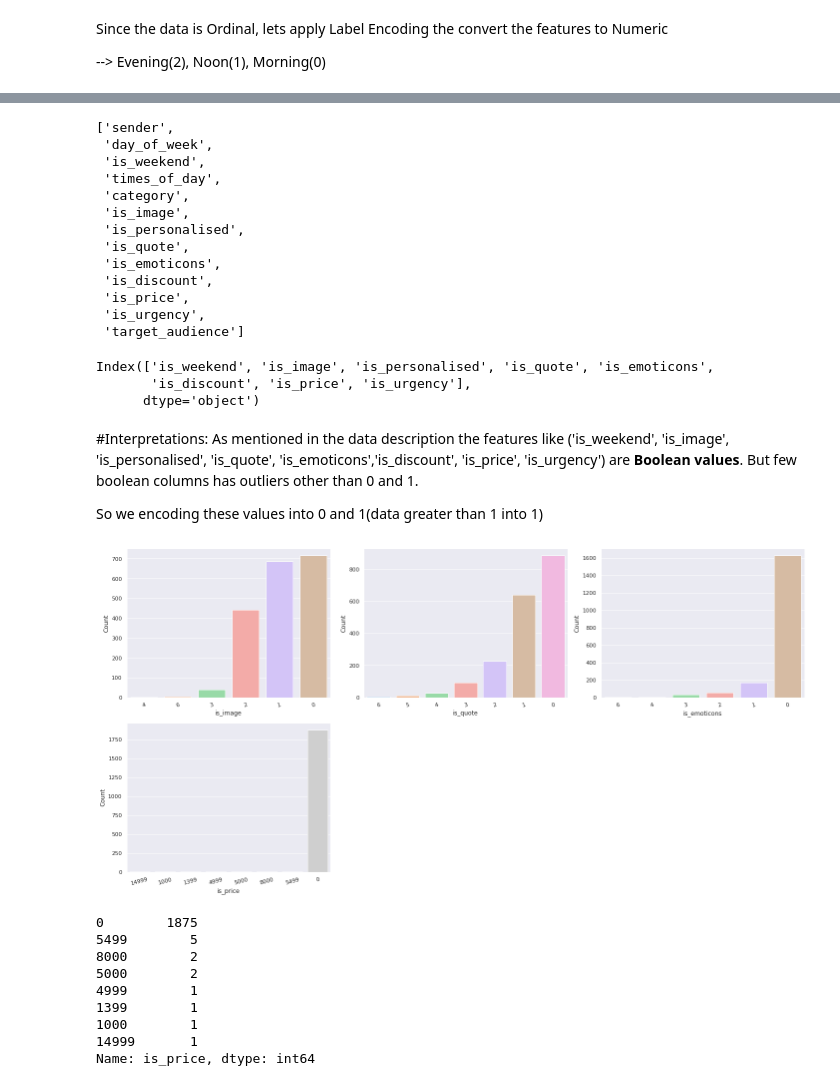
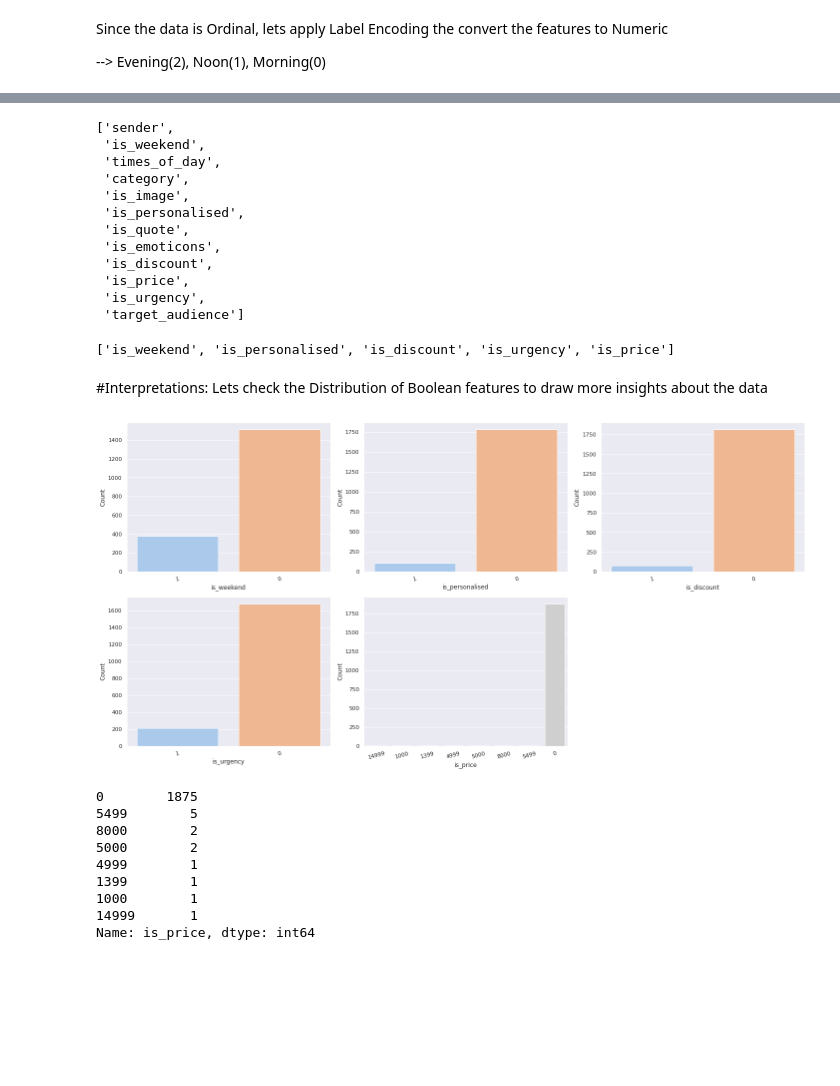
Before and after one commit to Jaiprakash91194/CTR_Email_Campaign, a Jupyter notebook: CTR_Email_Final_Submission_Code.ipynb, the cells around one changed output, grey strips where cells are left out. Saved outputs shown, nothing was run; the diff lists cells and outputs as text; code cells hidden in the pictures; blank space fills up the shorter version.

```diff
--- a/CTR_Email_Campaign.ipynb
+++ b/CTR_Email_Final_Submission_Code.ipynb
@@ -129,8 +153,10 @@ df['times_of_day'] = df['times_of_day'].map({"Evening": 2, "Noon": 1, "Morning":
+# %%
+df.drop("day_of_week", axis=1, inplace=True)
+qualitative_features.remove("day_of_week")
 # %%
 qualitative_features
 # %% [output]
 ['sender',
- 'day_of_week',
  'is_weekend',
  'times_of_day',
  'category',
@@ -142,39 +168,34 @@ qualitative_features
  'is_price',
  'is_urgency',
  'target_audience']
-# %%
-boolean_features = df.filter(like='is').columns
-boolean_features
-# %% [output]
-Index(['is_weekend', 'is_image', 'is_personalised', 'is_quote', 'is_emoticons',
-       'is_discount', 'is_price', 'is_urgency'],
-      dtype='object')
-# %% [markdown]
-#Interpretations:
-As mentioned in the data description the features like ('is_weekend', 'is_image', 'is_personalised', 'is_quote', 'is_emoticons','is_discount', 'is_price', 'is_urgency') are **Boolean values**. But few boolean columns has outliers other than 0 and 1.
-
-So we encoding these values into 0 and 1(data greater than 1 into 1)
+# %%
+boolean_features = ['is_weekend', 'is_personalised', 'is_discount', 'is_urgency', 'is_price']
+boolean_features
+# %% [output]
+['is_weekend', 'is_personalised', 'is_discount', 'is_urgency', 'is_price']
+# %% [markdown]
+#Interpretations:
+Lets check the Distribution of Boolean features to draw more insights about the data
 # %%
 sns.set_theme(style='darkgrid',palette='pastel')
 
 try:
   plt.figure(figsize=(20,10))
   i = 230
   for feature in boolean_features:
-    if len(df[feature].unique()) > 2:
       i += 1
       plt.subplot(i)
       sns.countplot(df[feature], order=df[feature].value_counts().index[::-1])
       plt.xticks(rotation=15)
       plt.xlabel(feature)
       plt.ylabel("Count")
 except ValueError:
   pass
 
 plt.tight_layout()
 plt.show()
 # %% [output]
-[figure, old version]
+[figure, new version]
 # %%
 df["is_price"].value_counts()
 # %% [output]
```
Also changed, not shown: parts of 69 cells of this notebook, 5 other files.
